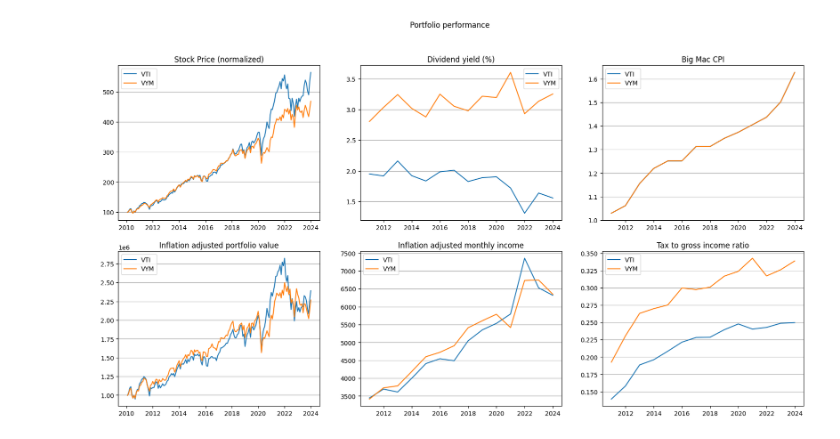
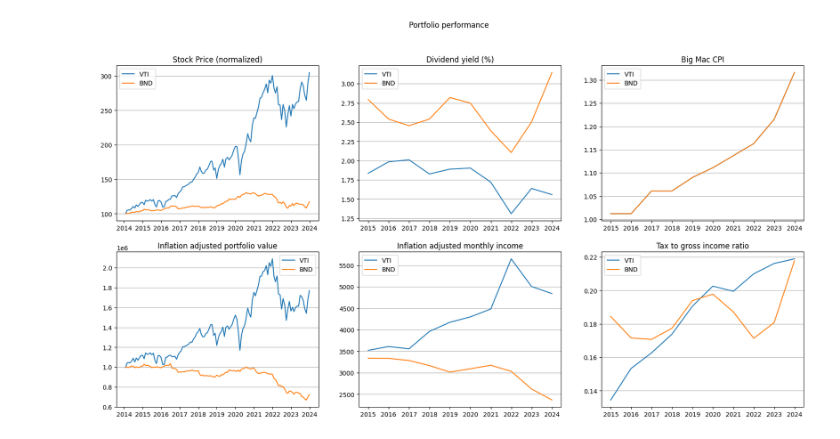
Before and after one commit to reasv/capsim, a Jupyter notebook: sim_iter.ipynb, the cells around one changed output. Drawn from its saved outputs; the diff is of its cells as text; code cells hidden in the pictures.

```diff
--- a/sim_iter.ipynb
+++ b/sim_iter.ipynb
@@ -274,10 +274,10 @@ class Portfolio():
             setattr(new_portfolio, key, value)
         return new_portfolio
 # %%
-portfolio = Portfolio(start_date="2010-01-01")
-tickers = ["VTI", "VYM"]
+portfolio = Portfolio(start_date="2014-01-01")
+tickers = ["VTI", "BND"]
 portfolios = [portfolio.generate_new(ticker=t) for t in tickers]
 
 plot_multiple_portfolios(portfolios)
 # %% [output]
-[figure, old version]
+[figure, new version]
```
Also changed, not shown: 3 other files.
